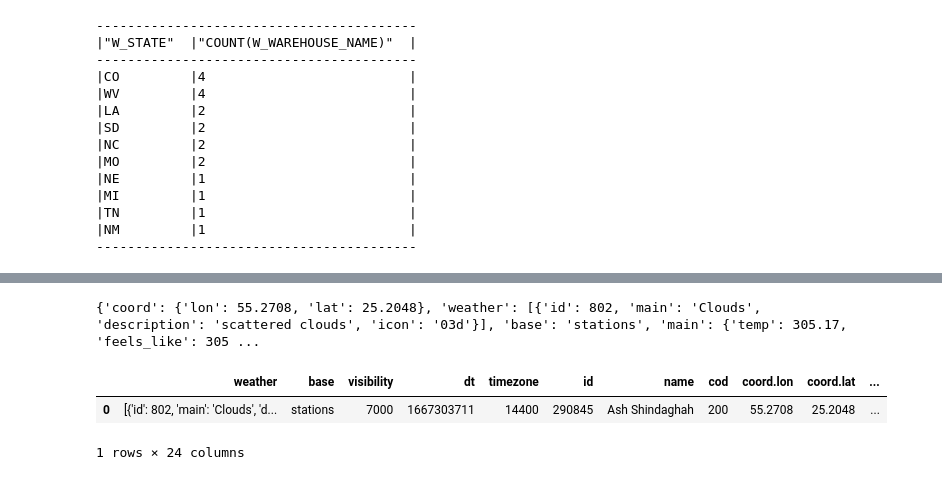
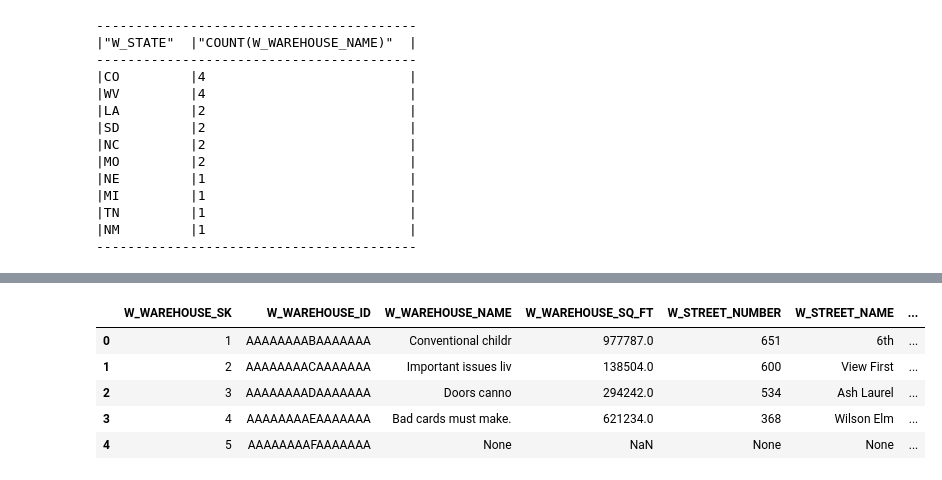
Before and after one commit to goks-98/snowpark, a Jupyter notebook: snowpark_analysis.ipynb, the cells around one changed output, grey strips where cells are left out. Saved outputs shown, nothing was run; the diff lists cells and outputs as text; code cells hidden in the pictures.

```diff
--- a/snowpark_analysis.ipynb
+++ b/snowpark_analysis.ipynb
@@ -78,13 +68,11 @@ df_join.show()
-# %%
-response = requests.get("https://api.openweathermap.org/data/2.5/weather?lat=25.2048&lon=55.2708&appid=b3effbd4d36024a4b9735d33830e7ca3")
-data = response.json()
-print(data)
-# %% [output]
-{'coord': {'lon': 55.2708, 'lat': 25.2048}, 'weather': [{'id': 802, 'main': 'Clouds', 'description': 'scattered clouds', 'icon': '03d'}], 'base': 'stations', 'main': {'temp': 305.17, 'feels_like': 305 ...
-# %%
-weather_df = pd.json_normalize(data)
-weather_df
-# %% [output]
-|  | weather | base | visibility | dt | timezone | id | name | cod | coord.lon | coord.lat | ... |
-| 0 | [{'id': 802, 'main': 'Clouds', 'd... | stations | 7000 | 1667303711 | 14400 | 290845 | Ash Shindaghah | 200 | 55.2708 | 25.2048 | ... |
-1 rows × 24 columns
+# %%
+#Getting weather data from API for every zipcode
+df_pd = df_table.to_pandas()
+df_pd.head()
+# %% [output]
+|  | W_WAREHOUSE_SK | W_WAREHOUSE_ID | W_WAREHOUSE_NAME | W_WAREHOUSE_SQ_FT | W_STREET_NUMBER | W_STREET_NAME | ... |
+| 0 | 1 | AAAAAAAABAAAAAAA | Conventional childr | 977787.0 | 651 | 6th | ... |
+| 1 | 2 | AAAAAAAACAAAAAAA | Important issues liv | 138504.0 | 600 | View First | ... |
+| 2 | 3 | AAAAAAAADAAAAAAA | Doors canno | 294242.0 | 534 | Ash Laurel | ... |
+| 3 | 4 | AAAAAAAAEAAAAAAA | Bad cards must make. | 621234.0 | 368 | Wilson Elm | ... |
+| 4 | 5 | AAAAAAAAFAAAAAAA | None | NaN | None | None | ... |
```
Also changed, not shown: parts of 9 cells of this notebook, 2 other files.
